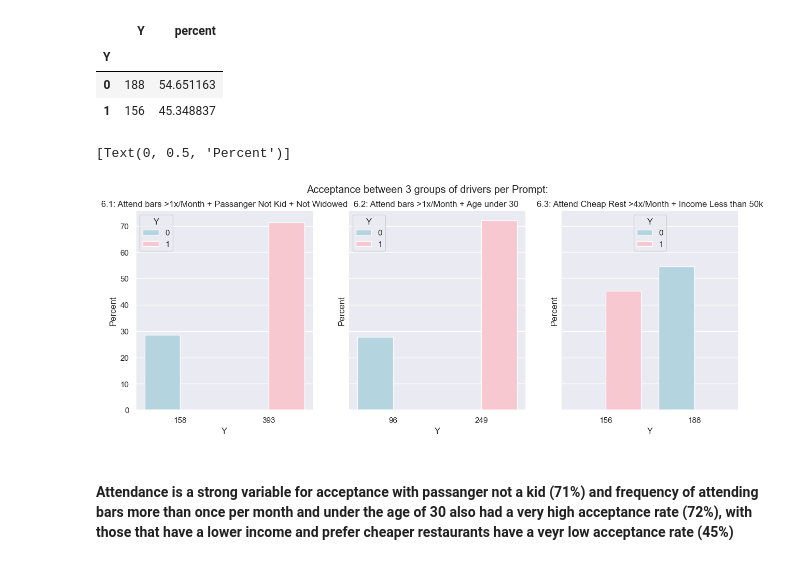
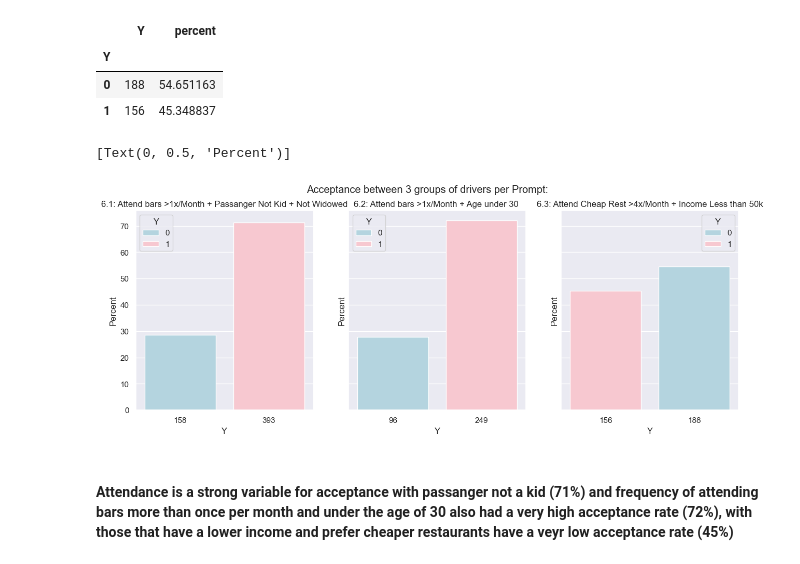
Before and after one commit to kesavan2017/ucbe-AIML-practical-application-51, a Jupyter notebook: prompt.ipynb, the cells around one changed output. Cells and saved outputs as stored; diff of their text form; code cells hidden in the pictures.

```diff
--- a/prompt.ipynb
+++ b/prompt.ipynb
@@ -505,22 +506,22 @@ display (df_bar_moreThan1perMonth_p6_3)
 # %%
 # Create subplots to visualize the table for the Group that went to a bar 3 or fewer times vs. the group that went to a Bar more than 3 times a per month:
 #
 #
 fig, axes = plt.subplots(1, 3, figsize=(15, 5), sharey=True)
 fig.suptitle('Acceptance between 3 groups of drivers per Prompt:')
 
-sns.barplot(ax=axes[0], x=df_bar_moreThan1perMonth_p6_1['Y'], y=df_bar_moreThan1perMonth_p6_1['percent'], hue=df_bar_moreThan1perMonth_p6_1.index.astype(str), palette=['lightblue', 'pink'])
-sns.barplot(ax=axes[1], x=df_bar_moreThan1perMonth_p6_2['Y'], y=df_bar_moreThan1perMonth_p6_2['percent'], hue=df_bar_moreThan1perMonth_p6_2.index.astype(str), palette=['lightblue', 'pink'])
-sns.barplot(ax=axes[2], x=df_bar_moreThan1perMonth_p6_3['Y'], y=df_bar_moreThan1perMonth_p6_3['percent'], hue=df_bar_moreThan1perMonth_p6_3.index.astype(str), palette=['lightblue', 'pink'])
+sns.barplot(ax=axes[0], x=df_bar_moreThan1perMonth_p6_1['Y'], y=df_bar_moreThan1perMonth_p6_1['percent'], hue=df_bar_moreThan1perMonth_p6_1.index.astype(str), palette=['lightblue', 'pink'], dodge=False)
+sns.barplot(ax=axes[1], x=df_bar_moreThan1perMonth_p6_2['Y'], y=df_bar_moreThan1perMonth_p6_2['percent'], hue=df_bar_moreThan1perMonth_p6_2.index.astype(str), palette=['lightblue', 'pink'], dodge=False)
+sns.barplot(ax=axes[2], x=df_bar_moreThan1perMonth_p6_3['Y'], y=df_bar_moreThan1perMonth_p6_3['percent'], hue=df_bar_moreThan1perMonth_p6_3.index.astype(str), palette=['lightblue', 'pink'], dodge=False)
 axes[0].set_title("6.1: Attend bars >1x/Month + Passanger Not Kid + Not Widowed")
 axes[1].set_title("6.2: Attend bars >1x/Month + Age under 30 ")
 axes[2].set_title("6.3: Attend Cheap Rest >4x/Month + Income Less than 50k")
 axes[0].set(ylabel='Percent')
 axes[1].set(ylabel='Percent')
 axes[2].set(ylabel='Percent')
 # %% [output]
 [Text(0, 0.5, 'Percent')]
-[figure, old version]
+[figure, new version]
 # %% [markdown]
 #### Attendance is a strong variable for acceptance with passanger not a kid (71%) and frequency of attending bars more than once per month and under the age of 30 also had a very high acceptance rate (72%), with those that have a lower income and prefer cheaper restaurants have a veyr low acceptance rate (45%)
 # %% [markdown]
```
Also changed, not shown: parts of 7 cells of this notebook.
